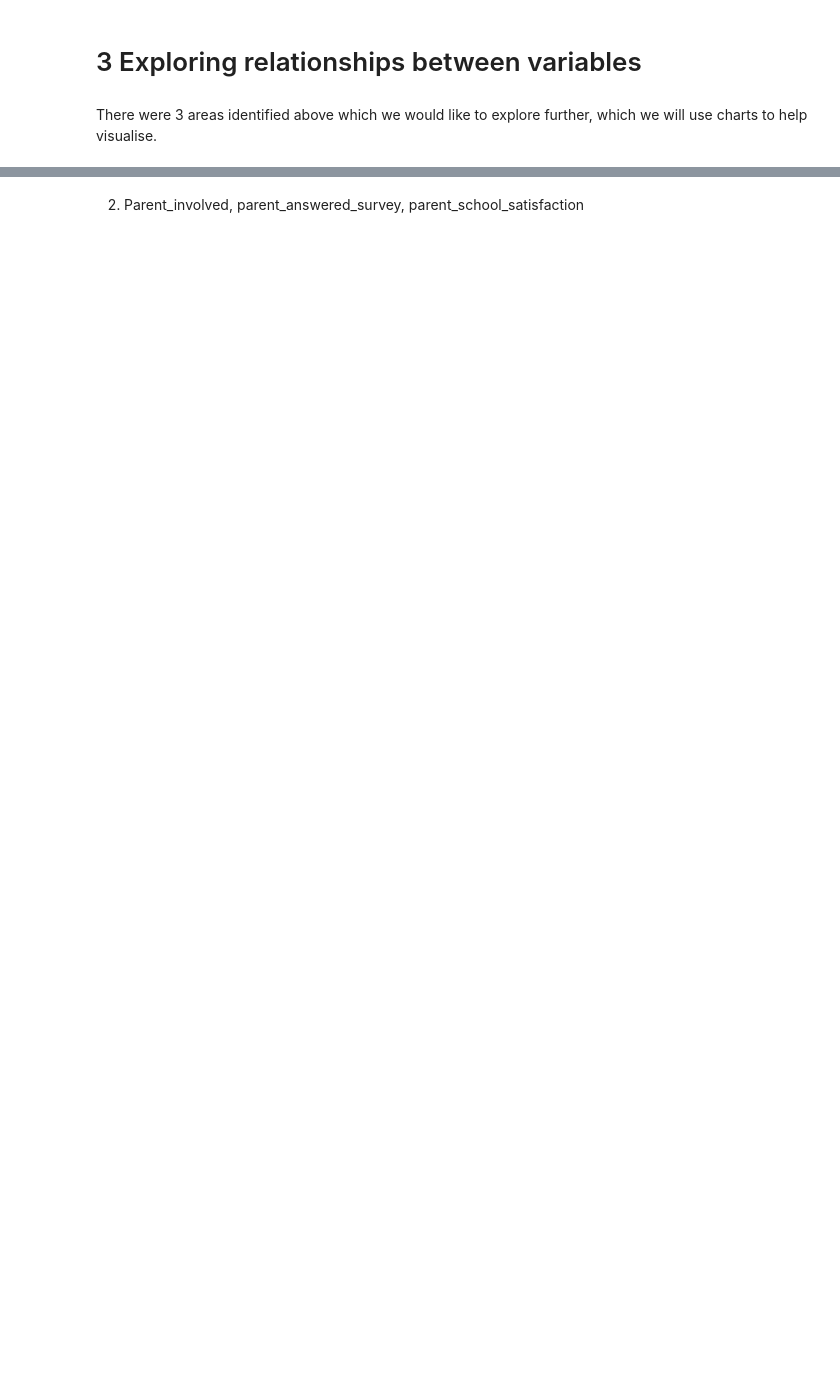
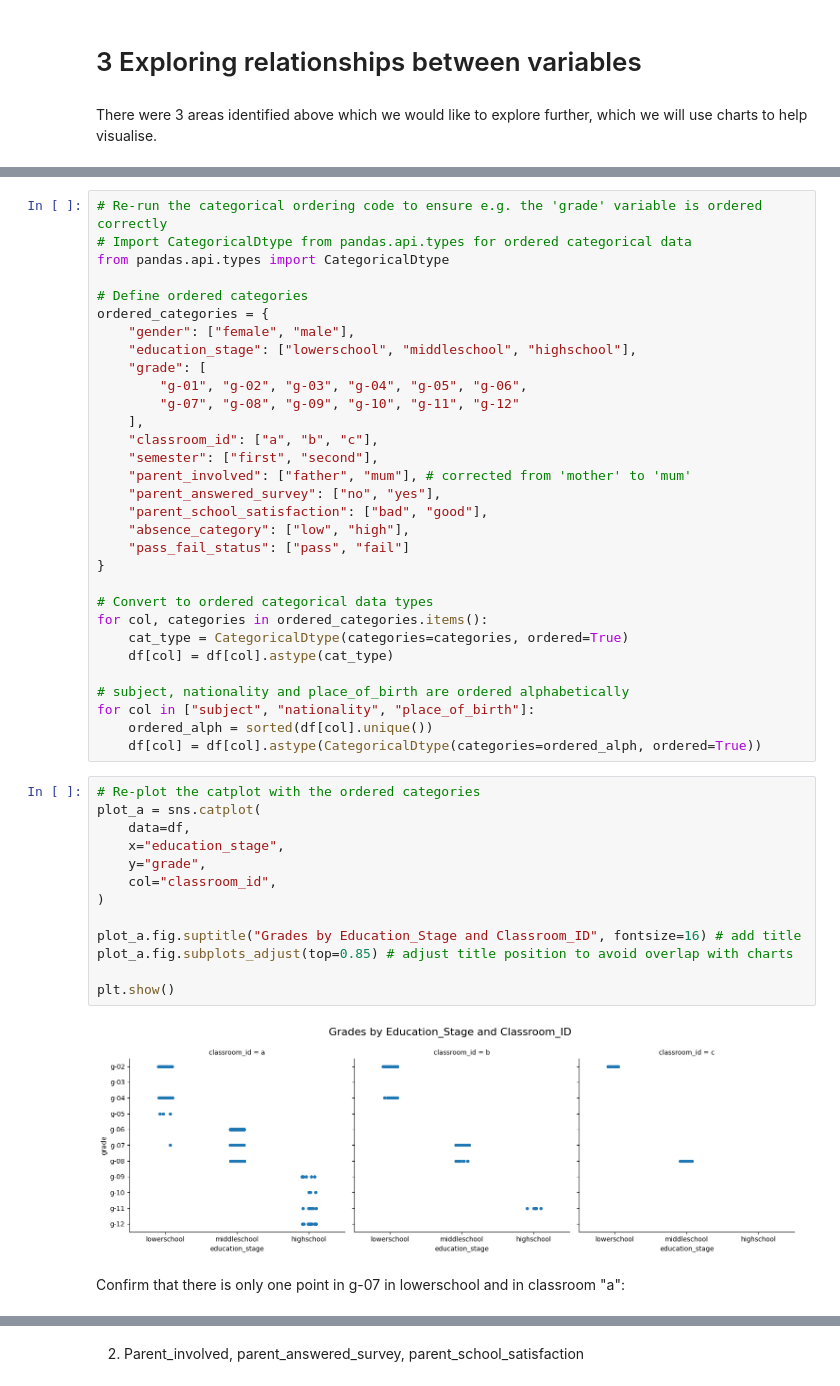
Before and after one commit to 8osco/academic_performance_analysis, a Jupyter notebook: jupyter_notebooks/2_exploratory_analysis.ipynb, the cells around one changed output, grey strips where cells are left out. Drawn from its saved outputs; the diff is of its cells as text; blank space fills up the shorter version.

```diff
--- a/jupyter_notebooks/2_exploratory_analysis.ipynb
+++ b/jupyter_notebooks/2_exploratory_analysis.ipynb
@@ -113,0 +140,48 @@ There were 3 areas identified above which we would like to explore further, whic
+# %%
+# Re-run the categorical ordering code to ensure e.g. the 'grade' variable is ordered correctly
+# Import CategoricalDtype from pandas.api.types for ordered categorical data
+from pandas.api.types import CategoricalDtype
+
+# Define ordered categories
+ordered_categories = {
+    "gender": ["female", "male"],
+    "education_stage": ["lowerschool", "middleschool", "highschool"],
+    "grade": [
+        "g-01", "g-02", "g-03", "g-04", "g-05", "g-06",
+        "g-07", "g-08", "g-09", "g-10", "g-11", "g-12"
+    ],
+    "classroom_id": ["a", "b", "c"],
+    "semester": ["first", "second"],
+    "parent_involved": ["father", "mum"], # corrected from 'mother' to 'mum'
+    "parent_answered_survey": ["no", "yes"],
+    "parent_school_satisfaction": ["bad", "good"],
+    "absence_category": ["low", "high"],
+    "pass_fail_status": ["pass", "fail"]
+}
+
+# Convert to ordered categorical data types
+for col, categories in ordered_categories.items():
+    cat_type = CategoricalDtype(categories=categories, ordered=True)
+    df[col] = df[col].astype(cat_type)
+
+# subject, nationality and place_of_birth are ordered alphabetically
+for col in ["subject", "nationality", "place_of_birth"]:
+    ordered_alph = sorted(df[col].unique())
+    df[col] = df[col].astype(CategoricalDtype(categories=ordered_alph, ordered=True))
+# %%
+# Re-plot the catplot with the ordered categories
+plot_a = sns.catplot(
+    data=df,
+    x="education_stage",
+    y="grade",
+    col="classroom_id",
+)
+
+plot_a.fig.suptitle("Grades by Education_Stage and Classroom_ID", fontsize=16) # add title
+plot_a.fig.subplots_adjust(top=0.85) # adjust title position to avoid overlap with charts
+
+plt.show()
+# %% [output]
+[figure, added]
+# %% [markdown]
+Confirm that there is only one point in g-07 in lowerschool and in classroom "a":
```
Also changed, not shown: parts of 23 cells of this notebook, 4 other files.
